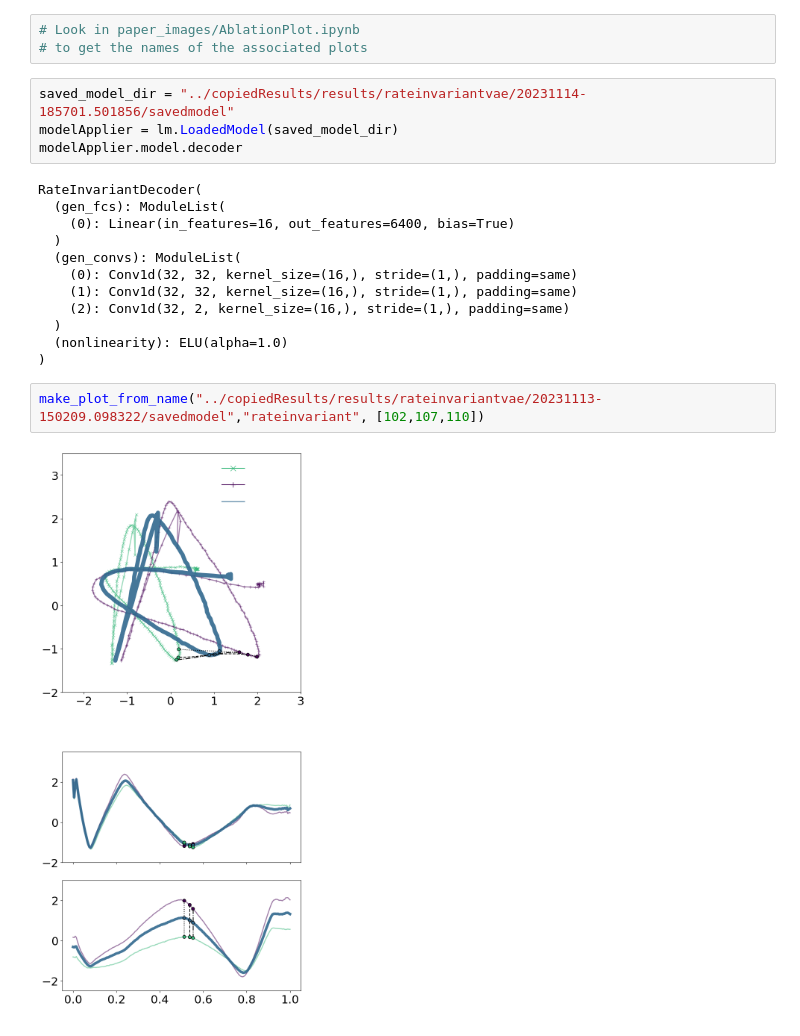
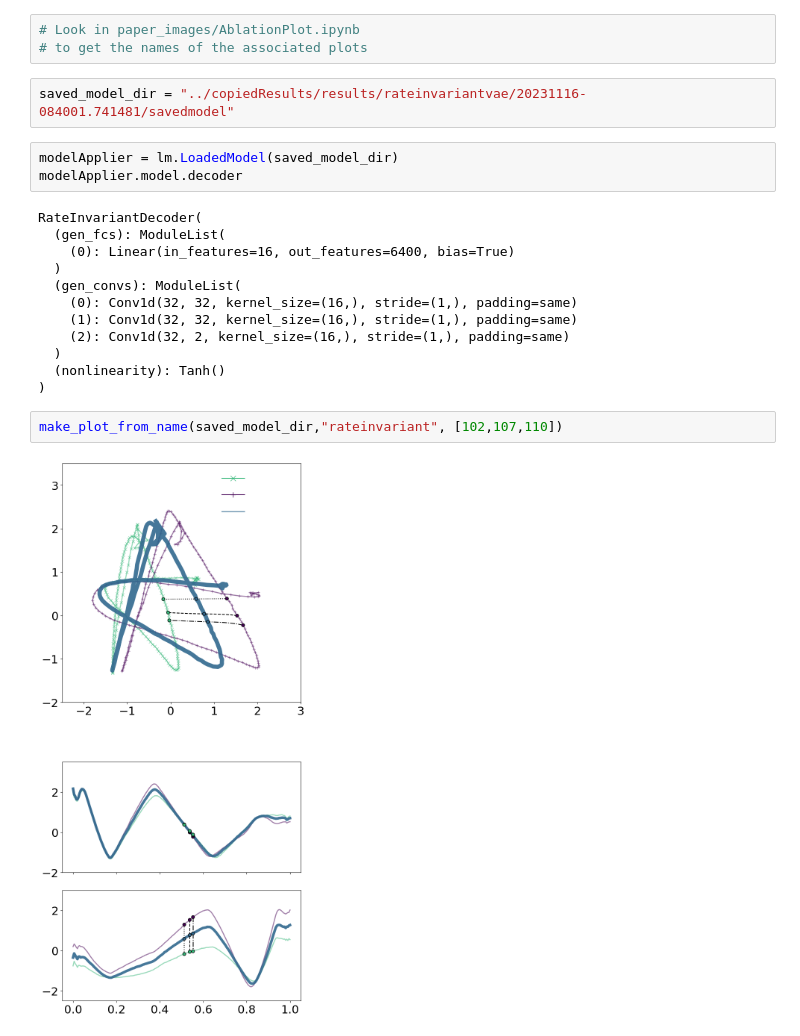
Before and after one commit to travers-rhodes/TimewarpVAE, a Jupyter notebook: paper_images/InterpolateTwoAs-RateInvariant.ipynb, the cells around one changed output. Cells and saved outputs as stored; diff of their text form.

```diff
--- a/paper_images/InterpolateTwoAs-RateInvariant.ipynb
+++ b/paper_images/InterpolateTwoAs-RateInvariant.ipynb
@@ -138,8 +138,9 @@ def make_plot_from_name(modelname,name,special_ts = [119,130,140]):
 # %%
 # Look in paper_images/AblationPlot.ipynb
 # to get the names of the associated plots
+# %%
+saved_model_dir = "../copiedResults/results/rateinvariantvae/20231116-084001.741481/savedmodel"
 # %%
-saved_model_dir = "../copiedResults/results/rateinvariantvae/20231114-185701.501856/savedmodel"
 modelApplier = lm.LoadedModel(saved_model_dir)
 modelApplier.model.decoder
 # %% [output]
@@ -152,9 +153,9 @@ RateInvariantDecoder(
     (1): Conv1d(32, 32, kernel_size=(16,), stride=(1,), padding=same)
     (2): Conv1d(32, 2, kernel_size=(16,), stride=(1,), padding=same)
   )
-  (nonlinearity): ELU(alpha=1.0)
+  (nonlinearity): Tanh()
 )
 # %%
-make_plot_from_name("../copiedResults/results/rateinvariantvae/20231113-150209.098322/savedmodel","rateinvariant", [102,107,110])
+make_plot_from_name(saved_model_dir,"rateinvariant", [102,107,110])
 # %% [output]
-[figure, old version]
+[figure, new version]
```
Also changed, not shown: 27 other files.
